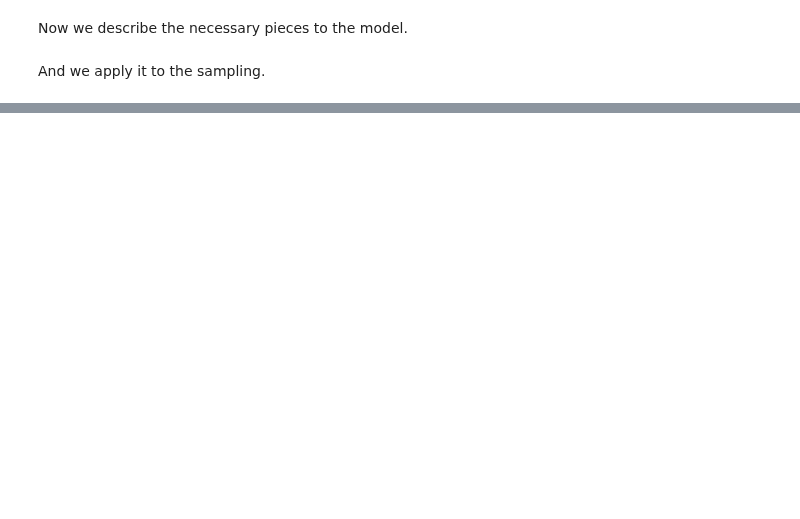
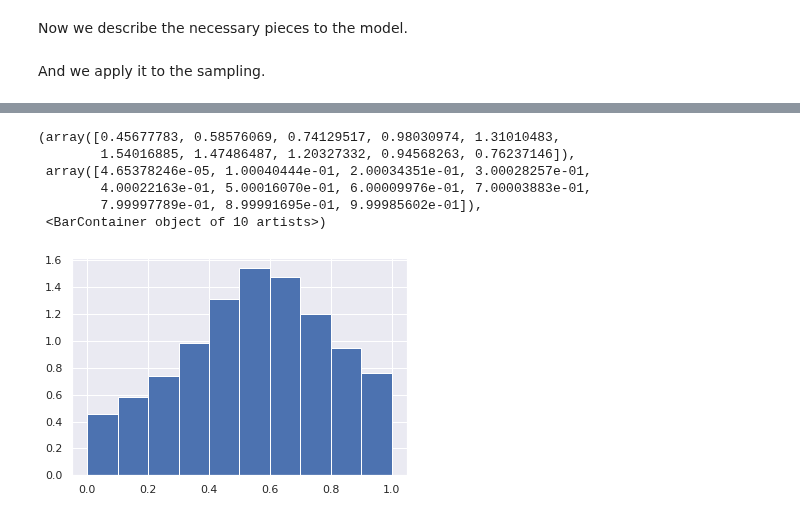
Before and after one commit to lucasmoschen/rds-bayesian-analysis-tcc, a Jupyter notebook: exercises/primary_model/model_experiments.ipynb, the cells around one changed output, grey strips where cells are left out. Drawn from its saved outputs; the diff is of its cells as text; code cells hidden in the pictures; blank space fills up the shorter version.

```diff
--- a/exercises/primary_model/model_experiments.ipynb
+++ b/exercises/primary_model/model_experiments.ipynb
@@ -124,0 +169,11 @@ plt.show()
+# %%
+ind_prior = expit((fit.extract()['prev_prior'] + x@fit.extract()['effects_prior'].T)).flatten()
+plt.hist(ind_prior, density = True)
+# %% [output]
+(array([0.45677783, 0.58576069, 0.74129517, 0.98030974, 1.31010483,
+        1.54016885, 1.47486487, 1.20327332, 0.94568263, 0.76237146]),
+ array([4.65378246e-05, 1.00040444e-01, 2.00034351e-01, 3.00028257e-01,
+        4.00022163e-01, 5.00016070e-01, 6.00009976e-01, 7.00003883e-01,
+        7.99997789e-01, 8.99991695e-01, 9.99985602e-01]),
+ <BarContainer object of 10 artists>)
+[figure, added]
```
Also changed, not shown: parts of 12 cells of this notebook, 3 other files.
